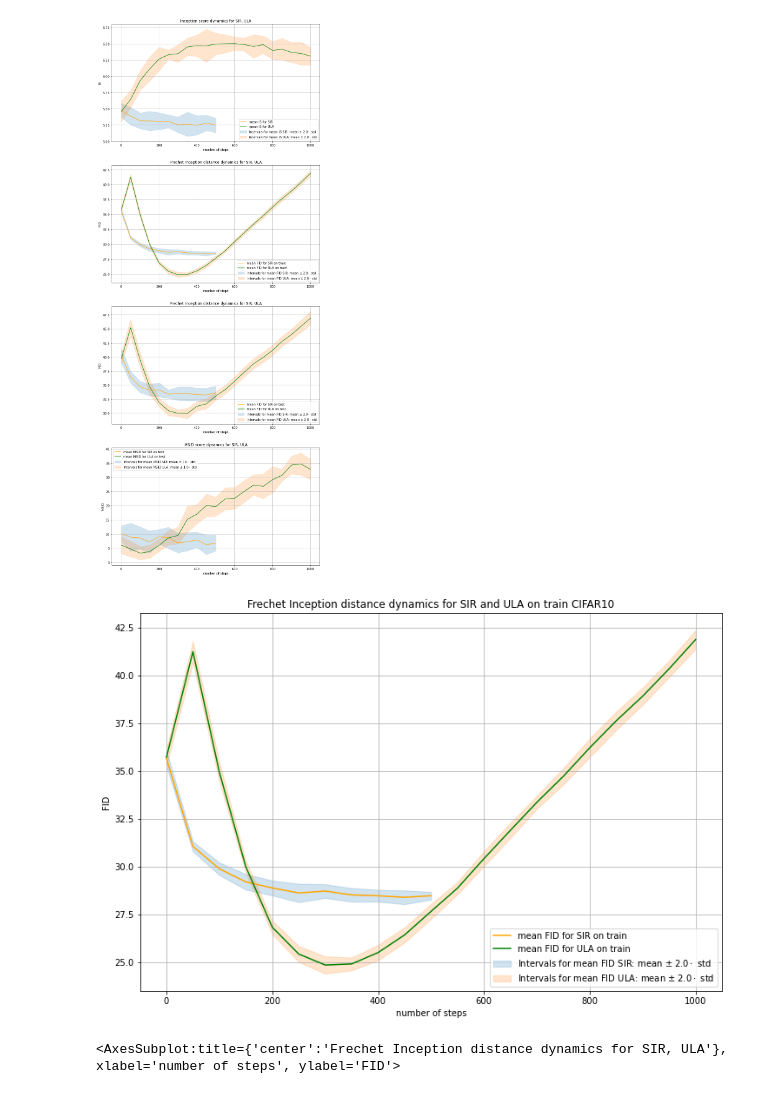
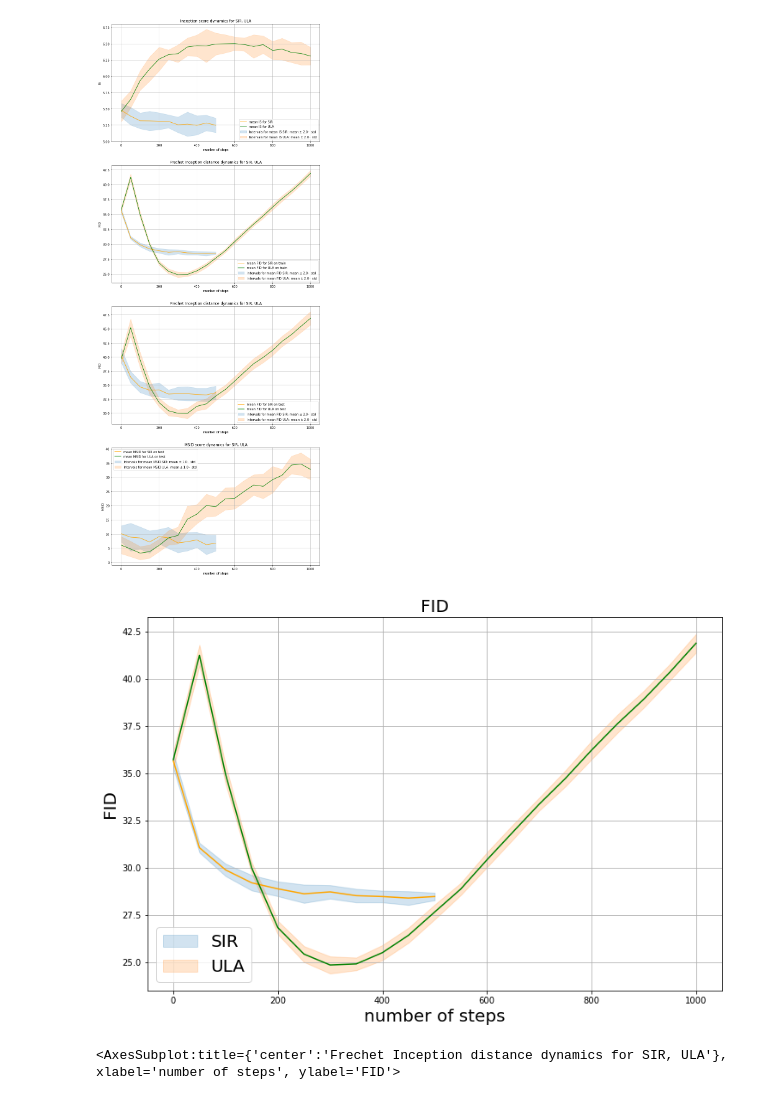
Before and after one commit to premolab/gans_sampling, a Jupyter notebook: notebooks/Cifar10_reimplement.ipynb, the cells around one changed output. Saved outputs shown, nothing was run; the diff lists cells and outputs as text; code cells hidden in the pictures.

Commit message:
fix plot

```diff
--- a/notebooks/Cifar10_reimplement.ipynb
+++ b/notebooks/Cifar10_reimplement.ipynb
@@ -521,17 +521,16 @@ scores = dict_results
 fig, axs = plt.subplots(1, 1, figsize=(12, 8))
 
 range_steps = [i * every_step for i in range(len(scores[mean_names[i]]))]
-axs.plot(range_steps, scores[mean_names[i]], c=color_mean,
-                   label=f'mean {xlabels[i]} for {method_name} {train_test_mode[i]}')
+axs.plot(range_steps, scores[mean_names[i]], c=color_mean)
 axs.fill_between(range_steps,
                            scores[mean_names[i]] - stds_coef[i] * scores[std_names[i]],
                            scores[mean_names[i]] + stds_coef[i] * scores[std_names[i]],
                            color=color_conf,
                            alpha=0.2,
-                           label=fr'Intervals for mean {xlabels[i]} {method_name}: mean $\pm \; {stds_coef[i]} \cdot$ std')
+                           label=fr'{method_name}')
 if start_plot is None:
-    axs.set_xlabel("number of steps")
-    axs.set_ylabel(xlabels[i])
+    axs.set_xlabel("number of steps", fontsize=20)
+    axs.set_ylabel(xlabels[i], fontsize=20)
     axs.set_title(f"{titles[i]} dynamics for {method_name}")
     axs.grid(True)
     name_mean = f'{method_name}_{mean_names[i]}.pdf'
@@ -539,44 +538,42 @@ else:
     title = axs.get_title()
     title += f", {method_name}"
     axs.set_title(title)
     name_mean = f"{method_name}_" + file_names[ind_plot]
 
 stds_coef = [2.0, 2.0, 2.0, 1.0]
 every_step = 50
 method_name = "ULA"
 color_conf = "C1"
 color_mean = "green"
 start_plot = axs
 
 i = 1
 scores = dict_results_ula
 
 range_steps = [i * every_step for i in range(len(scores[mean_names[i]]))]
-axs.plot(range_steps, scores[mean_names[i]], c=color_mean,
-                   label=f'mean {xlabels[i]} for {method_name} {train_test_mode[i]}')
+axs.plot(range_steps, scores[mean_names[i]], c=color_mean)
 axs.fill_between(range_steps,
                            scores[mean_names[i]] - stds_coef[i] * scores[std_names[i]],
                            scores[mean_names[i]] + stds_coef[i] * scores[std_names[i]],
                            color=color_conf,
                            alpha=0.2,
-                           label=fr'Intervals for mean {xlabels[i]} {method_name}: mean $\pm \; {stds_coef[i]} \cdot$ std')
+                           label=fr'{method_name}')
 if start_plot is None:
     axs.set_xlabel("number of steps")
     axs.set_ylabel(xlabels[i])
-    axs.set_title(f"{titles[i]} dynamics for {method_name}")
+    axs.set_title(f"FID")
     axs.grid(True)
     name_mean = f'{method_name}_{mean_names[i]}.pdf'
 else:
-    title = axs.get_title()
-    title += f" and {method_name} on train CIFAR10"
-    axs.set_title(title)
+    title = "FID"
+    axs.set_title(title, fontsize=20)
 
-axs.legend()
-path_to_save = '/home/daniil/gans-mcmc/saved_numpy_arrays/fid_cifar_isir_ula.pdf'
-fig.figsave(path_to_save)
+axs.legend(fontsize=20)
+path_to_save = '/home/daniil/pycharm_dir/gans_sampling/figs/fid_cifar_isir_ula.pdf'
+fig.savefig(path_to_save)
 plt.show()
 # %% [output]
-[figure, old version]
+[figure, new version]
 # %%
 axs_new[1]
 # %% [output]
```
Also changed, not shown: 1 other file.
